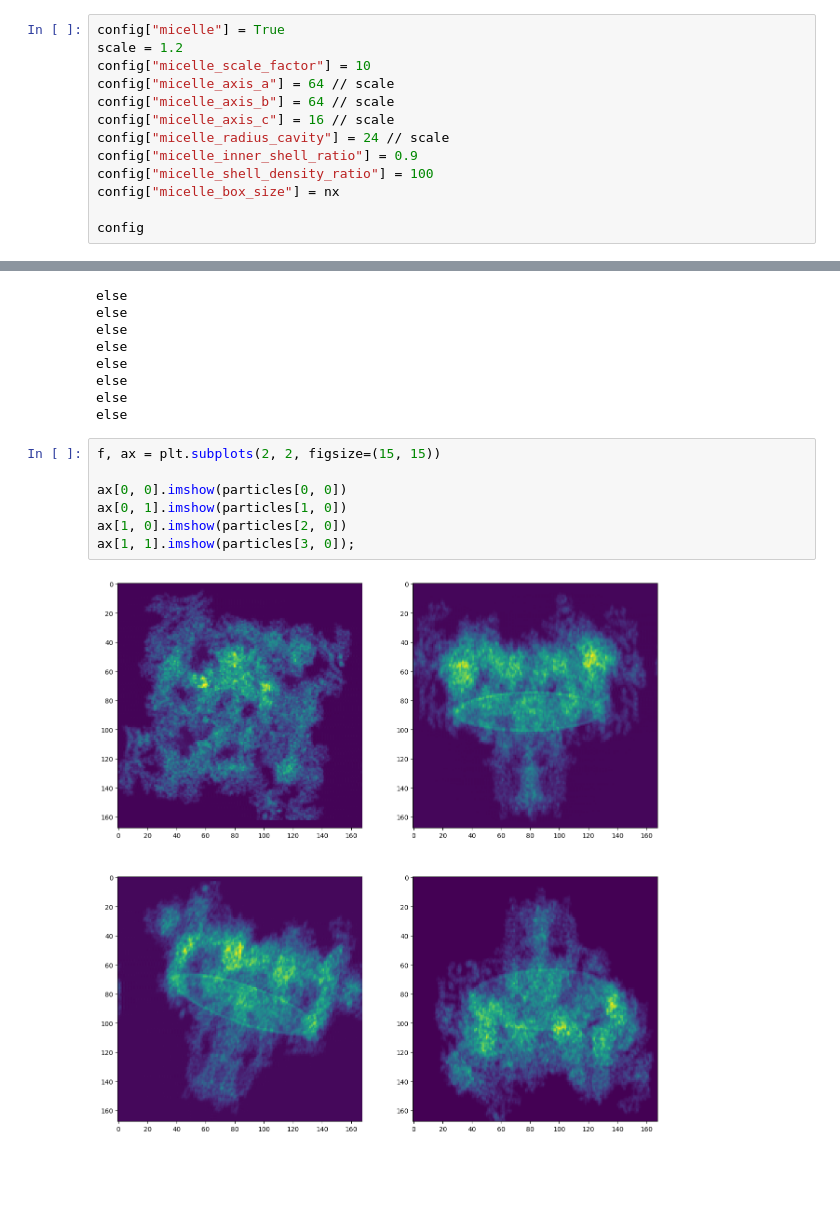
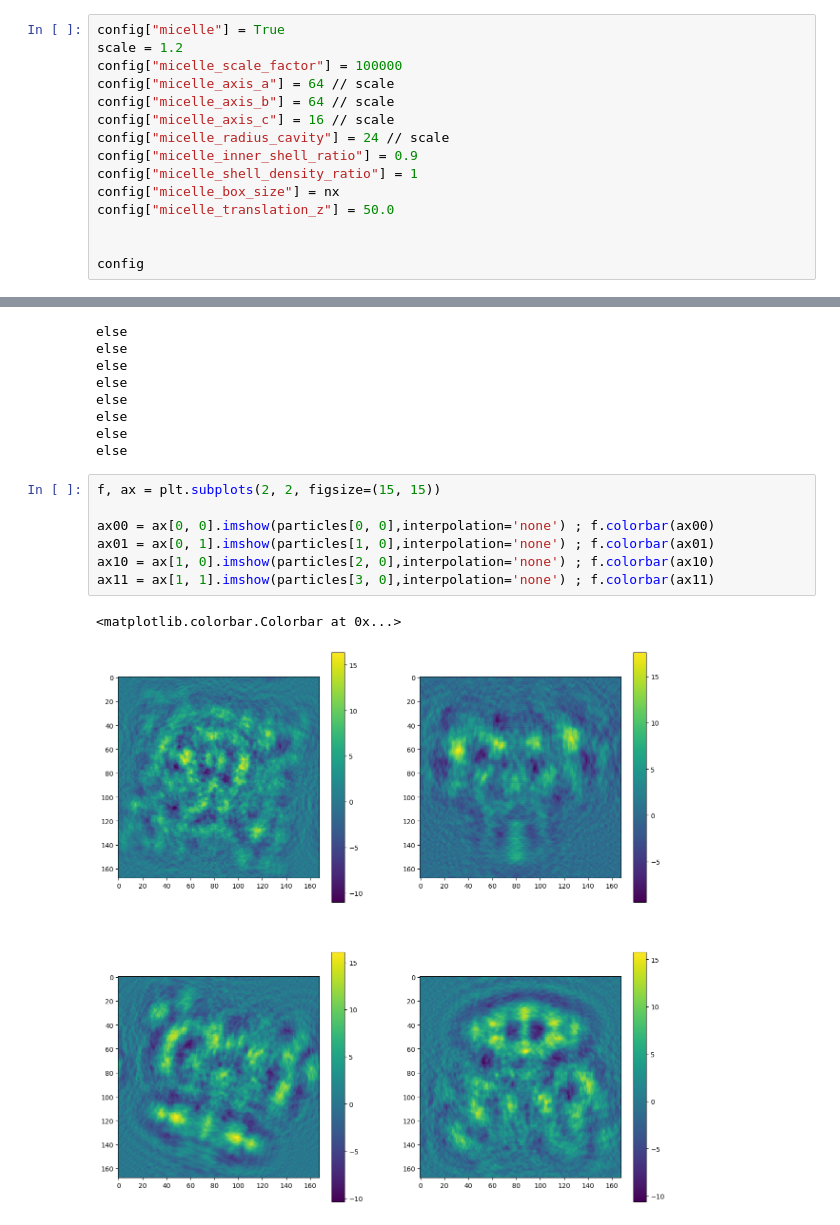
Before and after one commit to h-alvarenga/simSPI, a Jupyter notebook: notebooks/linearsimulator_micelle_tutorial.ipynb, the cells around one changed output, grey strips where cells are left out. Drawn from its saved outputs; the diff is of its cells as text; blank space fills up the shorter version.

Commit message:
implemented offset micelle, by FFT translating it taking into account the rotation

```diff
--- a/notebooks/linearsimulator_micelle_tutorial.ipynb
+++ b/notebooks/linearsimulator_micelle_tutorial.ipynb
@@ -99,14 +99,16 @@ And we can optionally add in a detergent micelle
 # %%
 config["micelle"] = True
 scale = 1.2
-config["micelle_scale_factor"] = 10
+config["micelle_scale_factor"] = 100000
 config["micelle_axis_a"] = 64 // scale
 config["micelle_axis_b"] = 64 // scale
 config["micelle_axis_c"] = 16 // scale
 config["micelle_radius_cavity"] = 24 // scale
 config["micelle_inner_shell_ratio"] = 0.9
-config["micelle_shell_density_ratio"] = 100
+config["micelle_shell_density_ratio"] = 1
 config["micelle_box_size"] = nx
+config["micelle_translation_z"] = 50.0
+
 
 config
 # %% [output]
@@ -184,9 +171,10 @@ else
 # %%
 f, ax = plt.subplots(2, 2, figsize=(15, 15))
 
-ax[0, 0].imshow(particles[0, 0])
-ax[0, 1].imshow(particles[1, 0])
-ax[1, 0].imshow(particles[2, 0])
-ax[1, 1].imshow(particles[3, 0]);
+ax00 = ax[0, 0].imshow(particles[0, 0],interpolation='none') ; f.colorbar(ax00)
+ax01 = ax[0, 1].imshow(particles[1, 0],interpolation='none') ; f.colorbar(ax01)
+ax10 = ax[1, 0].imshow(particles[2, 0],interpolation='none') ; f.colorbar(ax10)
+ax11 = ax[1, 1].imshow(particles[3, 0],interpolation='none') ; f.colorbar(ax11)
 # %% [output]
+<matplotlib.colorbar.Colorbar at 0x...>
-[figure, old version]
+[figure, new version]
```
Also changed, not shown: parts of 4 cells of this notebook, 1 other file.
